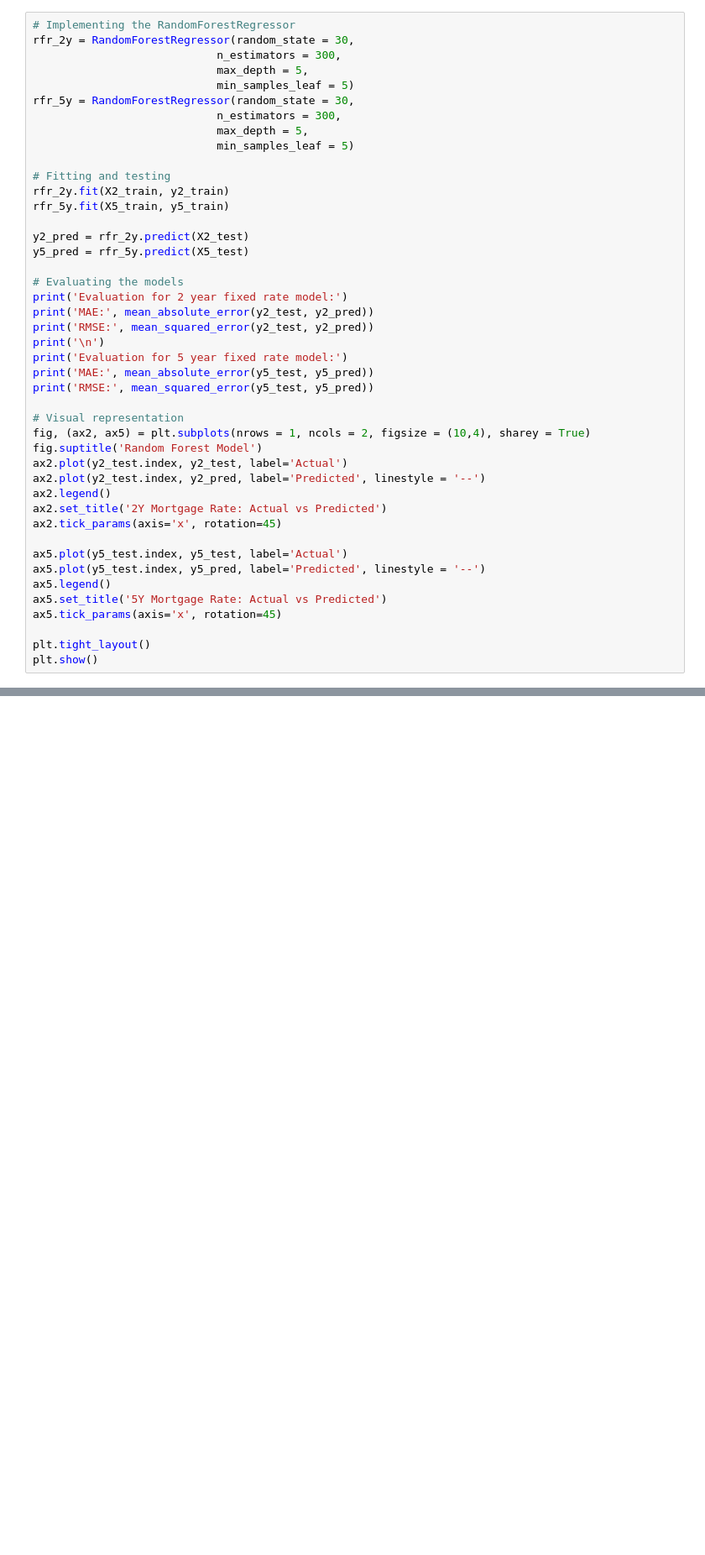
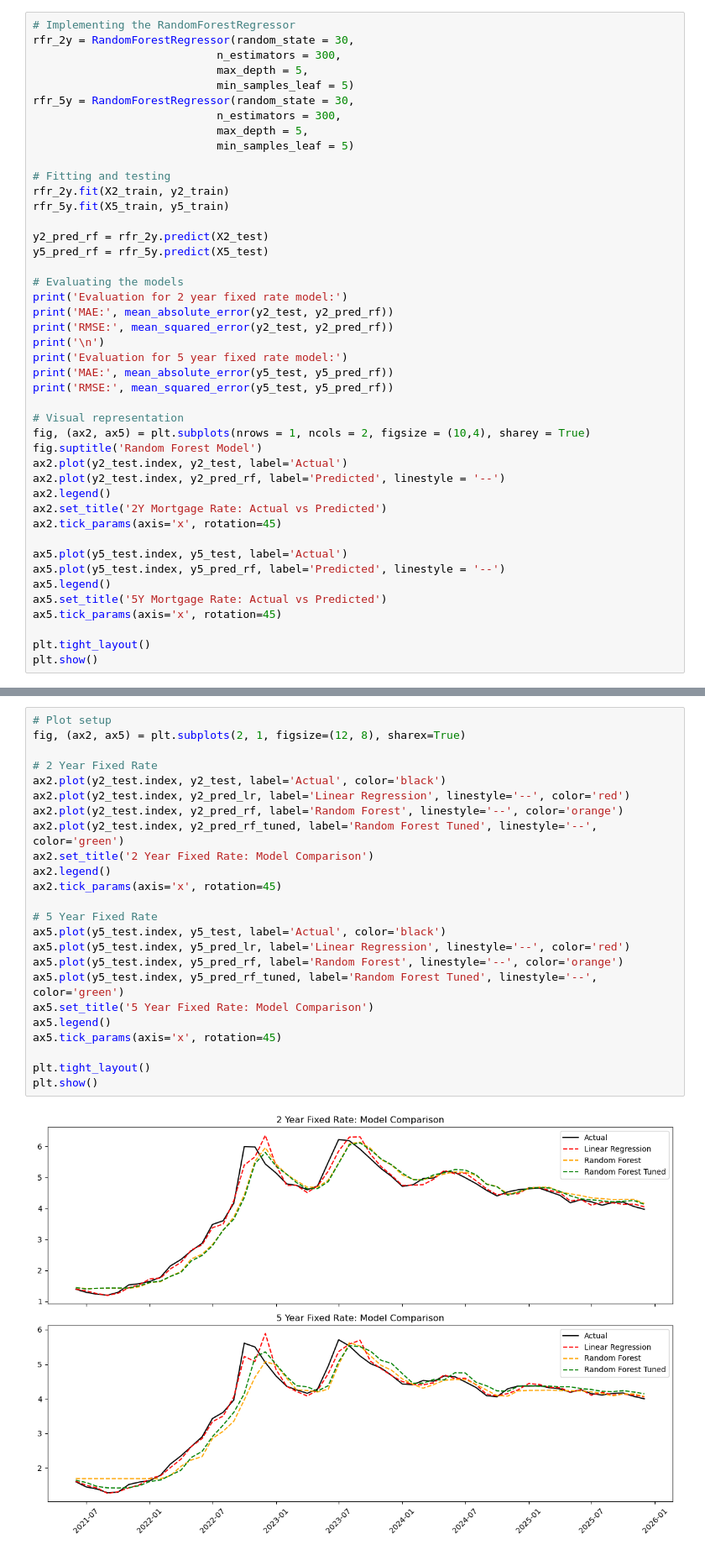
Before and after one commit to wilson-inacio/UK-Mortgage-Forecast-ML, a Jupyter notebook: UK Mortgage Rate Forecast.ipynb, the cells around one changed output, grey strips where cells are left out. Shown at 84% size. Saved outputs shown, nothing was run; the diff lists cells and outputs as text; blank space fills up the shorter version.

Commit message:
Model Evaluation¶

```diff
--- a/UK Mortgage Rate Forecast.ipynb
+++ b/UK Mortgage Rate Forecast.ipynb
@@ -405,29 +406,29 @@ rfr_5y = RandomForestRegressor(random_state = 30,
 rfr_2y.fit(X2_train, y2_train)
 rfr_5y.fit(X5_train, y5_train)
 
-y2_pred = rfr_2y.predict(X2_test)
-y5_pred = rfr_5y.predict(X5_test)
+y2_pred_rf = rfr_2y.predict(X2_test)
+y5_pred_rf = rfr_5y.predict(X5_test)
 
 # Evaluating the models
 print('Evaluation for 2 year fixed rate model:')
-print('MAE:', mean_absolute_error(y2_test, y2_pred))
-print('RMSE:', mean_squared_error(y2_test, y2_pred))
+print('MAE:', mean_absolute_error(y2_test, y2_pred_rf))
+print('RMSE:', mean_squared_error(y2_test, y2_pred_rf))
 print('\n')
 print('Evaluation for 5 year fixed rate model:')
-print('MAE:', mean_absolute_error(y5_test, y5_pred))
-print('RMSE:', mean_squared_error(y5_test, y5_pred))
+print('MAE:', mean_absolute_error(y5_test, y5_pred_rf))
+print('RMSE:', mean_squared_error(y5_test, y5_pred_rf))
 
 # Visual representation
 fig, (ax2, ax5) = plt.subplots(nrows = 1, ncols = 2, figsize = (10,4), sharey = True)
 fig.suptitle('Random Forest Model')
 ax2.plot(y2_test.index, y2_test, label='Actual')
-ax2.plot(y2_test.index, y2_pred, label='Predicted', linestyle = '--')
+ax2.plot(y2_test.index, y2_pred_rf, label='Predicted', linestyle = '--')
 ax2.legend()
 ax2.set_title('2Y Mortgage Rate: Actual vs Predicted')
 ax2.tick_params(axis='x', rotation=45)
 
 ax5.plot(y5_test.index, y5_test, label='Actual')
-ax5.plot(y5_test.index, y5_pred, label='Predicted', linestyle = '--')
+ax5.plot(y5_test.index, y5_pred_rf, label='Predicted', linestyle = '--')
 ax5.legend()
 ax5.set_title('5Y Mortgage Rate: Actual vs Predicted')
 ax5.tick_params(axis='x', rotation=45)
@@ -546,0 +568,26 @@ Conclusion
+# %%
+# Plot setup
+fig, (ax2, ax5) = plt.subplots(2, 1, figsize=(12, 8), sharex=True)
+
+# 2 Year Fixed Rate
+ax2.plot(y2_test.index, y2_test, label='Actual', color='black')
+ax2.plot(y2_test.index, y2_pred_lr, label='Linear Regression', linestyle='--', color='red')
+ax2.plot(y2_test.index, y2_pred_rf, label='Random Forest', linestyle='--', color='orange')
+ax2.plot(y2_test.index, y2_pred_rf_tuned, label='Random Forest Tuned', linestyle='--', color='green')
+ax2.set_title('2 Year Fixed Rate: Model Comparison')
+ax2.legend()
+ax2.tick_params(axis='x', rotation=45)
+
+# 5 Year Fixed Rate
+ax5.plot(y5_test.index, y5_test, label='Actual', color='black')
+ax5.plot(y5_test.index, y5_pred_lr, label='Linear Regression', linestyle='--', color='red')
+ax5.plot(y5_test.index, y5_pred_rf, label='Random Forest', linestyle='--', color='orange')
+ax5.plot(y5_test.index, y5_pred_rf_tuned, label='Random Forest Tuned', linestyle='--', color='green')
+ax5.set_title('5 Year Fixed Rate: Model Comparison')
+ax5.legend()
+ax5.tick_params(axis='x', rotation=45)
+
+plt.tight_layout()
+plt.show()
+# %% [output]
+[figure, added]
```
Also changed, not shown: parts of 6 cells of this notebook.
